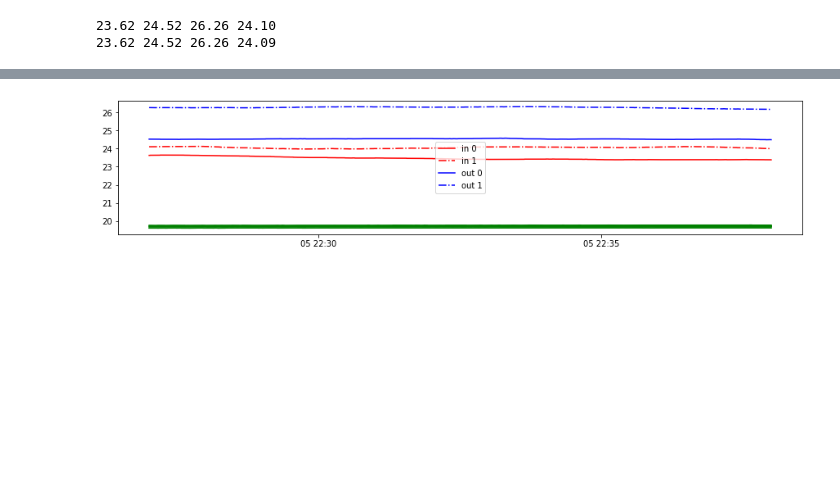
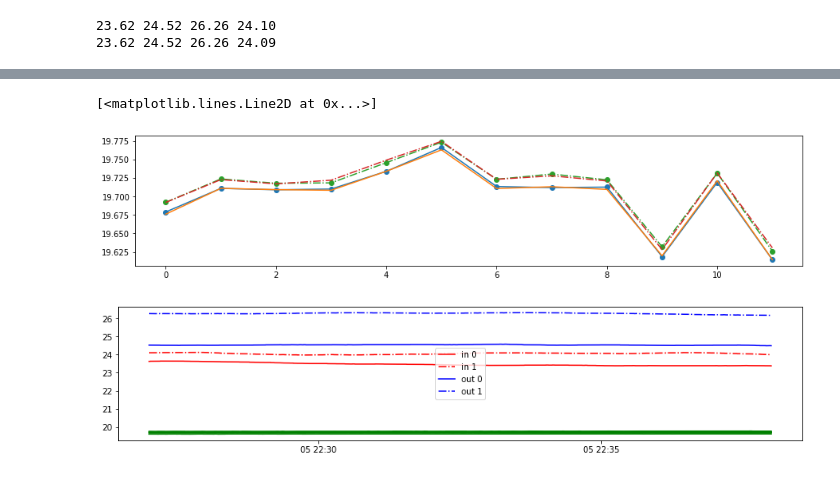
Before and after one commit to bxin/M2_summit_2003, a Jupyter notebook: a12_temperature.ipynb, the cells around one changed output, grey strips where cells are left out. Cells and saved outputs as stored; diff of their text form; code cells hidden in the pictures; blank space fills up the shorter version.

```diff
--- a/a12_temperature.ipynb
+++ b/a12_temperature.ipynb
@@ -121,3 +127,12 @@ print(' '.join(['%.2f'%data['temp_proc'][0,i] for i in range(4,8)]))
+# %%
+fig, ax = plt.subplots(figsize=(15,3))
+plt.plot(np.array([df['temps%d'%i][0] for i in [0,1,2,3,8,9,10,11,4,5,6,7]]),'-o')
+plt.plot(np.array([data['temp_proc'][0,i] for i in [0,1,2,3,8,9,10,11,12,13,14,15]]))
+plt.plot(np.array([df['temps%d'%i][10000] for i in [0,1,2,3,8,9,10,11,4,5,6,7]]),'-.o')
+plt.plot(np.array([data['temp_proc'][10000,i] for i in [0,1,2,3,8,9,10,11,12,13,14,15]]),'-.');
+# %% [output]
+[<matplotlib.lines.Line2D at 0x...>]
+[figure, added]
 # %%
 fig, ax = plt.subplots(figsize=(15,3))
 bb = ['-','-.']
```
Also changed, not shown: parts of 2 cells of this notebook, 3 other files.
